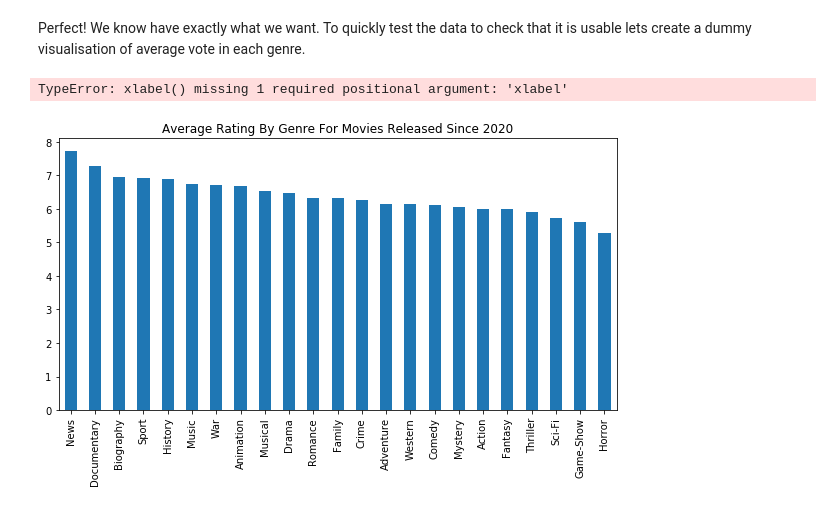
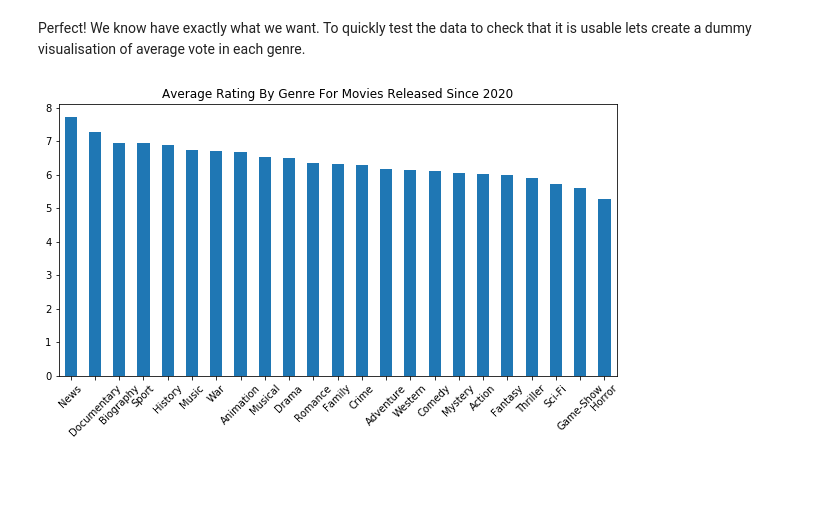
Before and after one commit to SlimHintz/movie-data-eda, a Jupyter notebook: data-cleaning.ipynb, the cells around one changed output. Drawn from its saved outputs; the diff is of its cells as text; code cells hidden in the pictures; blank space fills up the shorter version.

```diff
--- a/data-cleaning.ipynb
+++ b/data-cleaning.ipynb
@@ -140,10 +140,9 @@ def genre_dict_mean(df, feature, genre_list):
 # %%
 # Select the mean for the averagerating accross genres
 foo = genre_dict_mean(df_genre, 'averagerating', genre_set_list(df_genre))
 # Convert the dictionary into a data frame
 df_foo = pd.DataFrame.from_dict(foo, orient='index')
 df_foo.plot(kind='bar', figsize=(10,5), title='Average Rating By Genre For Movies Released Since 2020', legend=False)
-plt.xlabel(rotation=45);
+plt.xticks(rotation=45);
 # %% [output]
-TypeError: xlabel() missing 1 required positional argument: 'xlabel'
-[figure, old version]
+[figure, new version]
```
